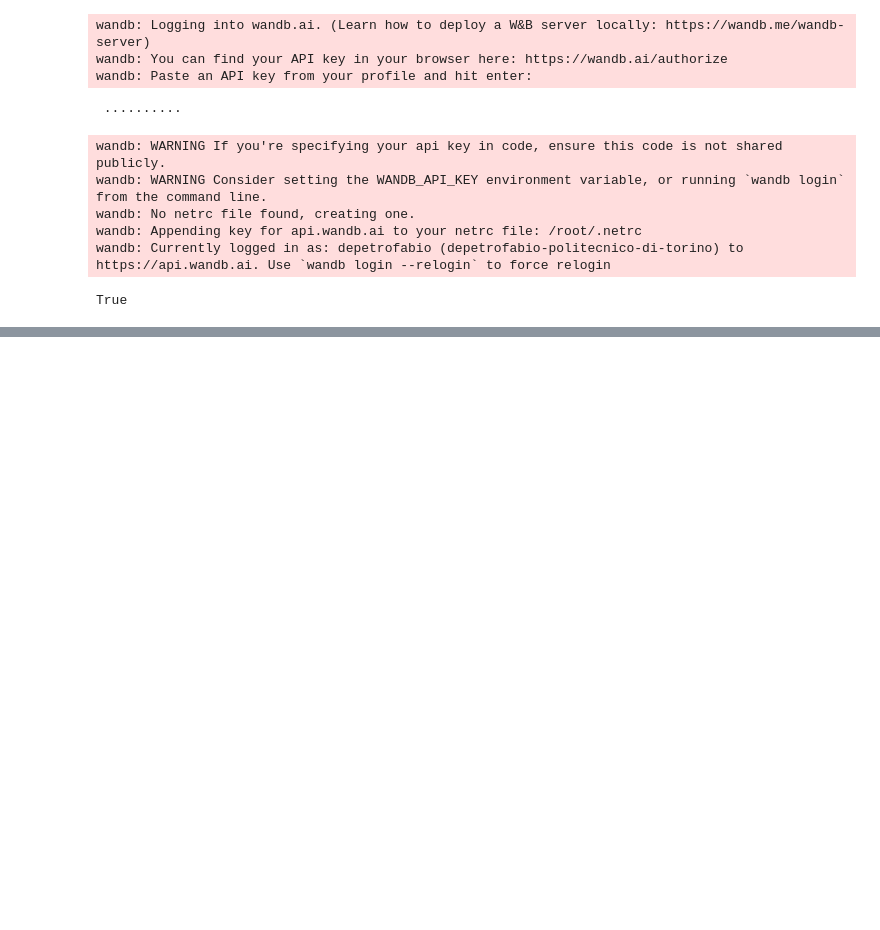
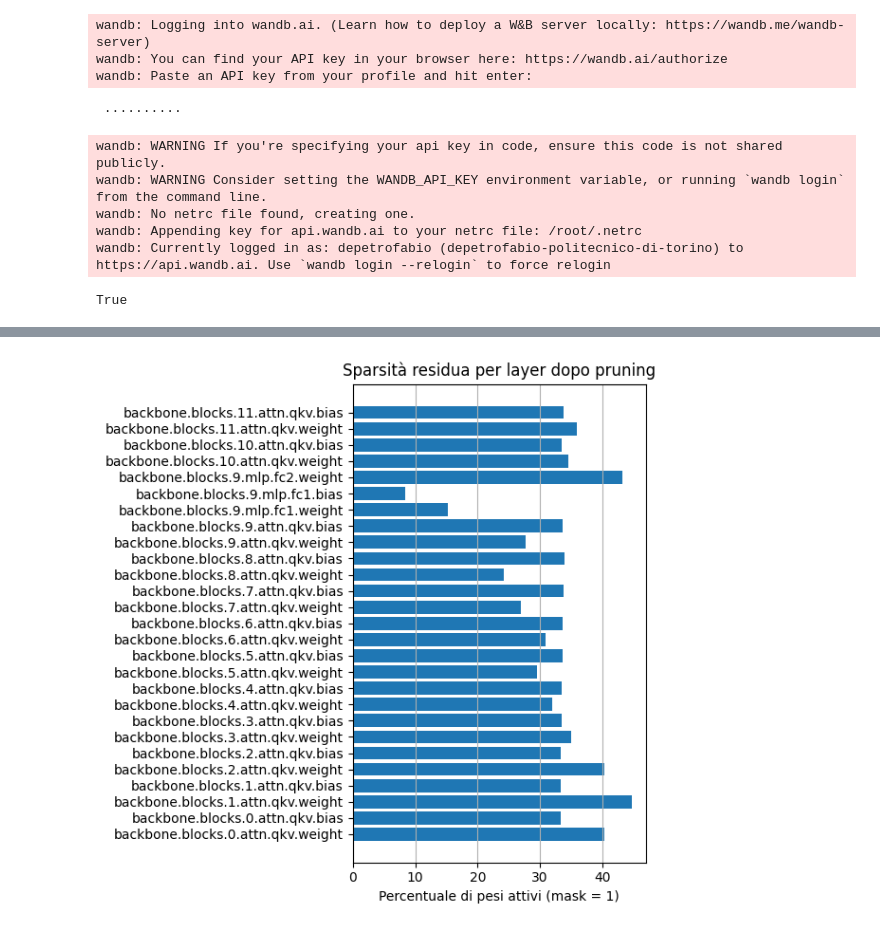
Before and after one commit to depetrofabio/FederatedLearningProject, a Jupyter notebook: experiments/FedMETA.ipynb, the cells around one changed output, grey strips where cells are left out. Saved outputs shown, nothing was run; the diff lists cells and outputs as text; code cells hidden in the pictures; blank space fills up the shorter version.

```diff
--- a/experiments/FedMETA.ipynb
+++ b/experiments/FedMETA.ipynb
@@ -120,5 +115,5 @@ test_set = torch.load('FederatedLearningProject/masks/test_set.pth', weights_onl
 # %%
 o_model = models.LinearFlexibleDino(num_layers_to_freeze=12)
-local_masks = torch.load('FederatedLearningProject/masks/client_masks_non_iid_1.pth')
-#local_mask_iid = torch.load('FederatedLearningProject/masks/client_masks_iid.pth')
+#local_masks = torch.load('FederatedLearningProject/masks/client_masks_non_iid_1.pth')
+local_masks = torch.load('FederatedLearningProject/masks/light_weight_masks_iid.pth')
 # %% [output]
@@ -127 +121,5 @@ Downloading: "https://dl.fbaipublicfiles.com/dino/dino_deitsmall16_pretrain/dino
+# %%
+plot_all_layers_mask_sparsity(local_masks[0])
+# %% [output]
+[figure, added]
 # %%
```
Also changed, not shown: parts of 12 cells of this notebook.
